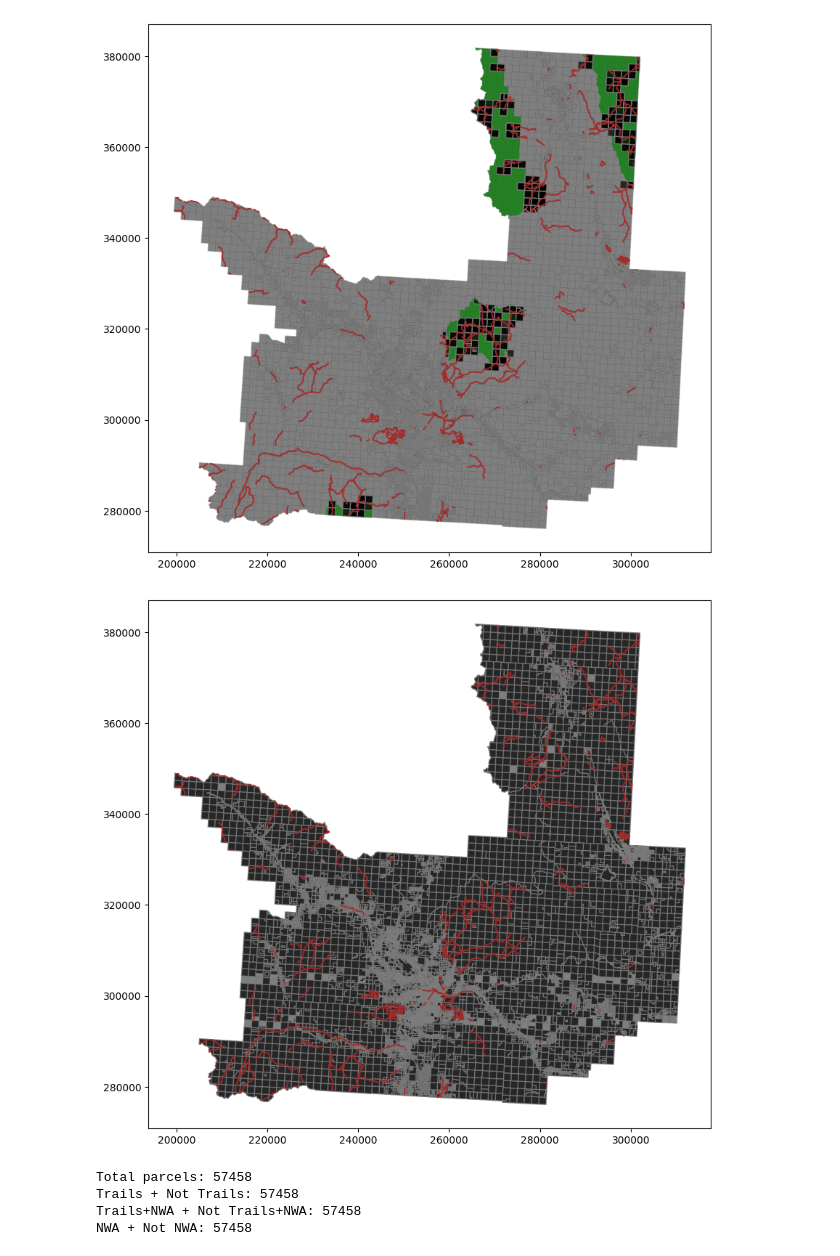
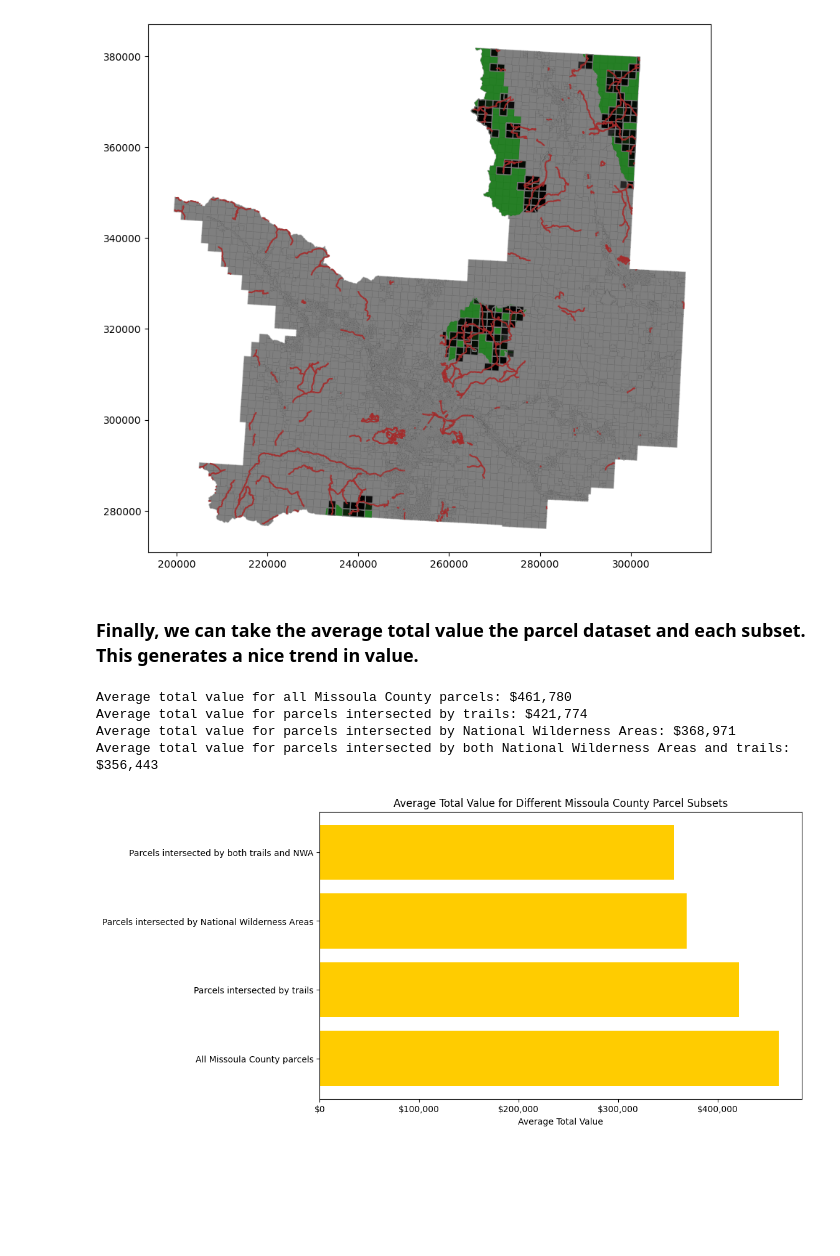
Before and after one commit to matthewcluck/missoula_hike, a Jupyter notebook: processing.ipynb, the cells around one changed output. Saved outputs shown, nothing was run; the diff lists cells and outputs as text; code cells hidden in the pictures; blank space fills up the shorter version.

```diff
--- a/processing.ipynb
+++ b/processing.ipynb
@@ -141,11 +145,0 @@ parcels_not_trails_nwa_gdf = parcels_gdf[~parcels_gdf.index.isin(parcels_trails_
-# %%
-# Plot subsetted trail/NWA parcels
-fig, ax = plt.subplots(figsize=(10, 10))
-
-parcels_gdf.plot(ax=ax, color='black', edgecolor='gray', alpha=0.5)
-trails_missoula_gdf.plot(ax=ax, color='brown', alpha=0.9)
-parcels_not_trails_gdf.plot(ax=ax, color='black', edgecolor='gray', alpha=0.7)
-
-plt.show()
-# %% [output]
-[figure, removed]
@@ -154,10 +146,42 @@ parcels_not_nwa_gdf.to_file("parcels_not_nwa_gdf.shp", driver="ESRI Shapefile")
-# %%
-print("Total parcels:", parcels_gdf.shape[0])
-print("Trails + Not Trails:", parcels_trails_gdf.shape[0] + parcels_not_trails_gdf.shape[0])
-print("Trails+NWA + Not Trails+NWA:", parcels_trails_nwa_gdf.shape[0] + parcels_not_trails_nwa_gdf.shape[0])
-print("NWA + Not NWA:", parcels_nwa_gdf.shape[0] + parcels_not_nwa_gdf.shape[0])
-# %% [output]
-Total parcels: 57458
-Trails + Not Trails: 57458
-Trails+NWA + Not Trails+NWA: 57458
-NWA + Not NWA: 57458
+# %% [markdown]
+### Finally, we can take the average total value the parcel dataset and each subset. This generates a nice trend in value.
+# %%
+# Calculate average of totalvalue for each gdf
+avg_parcels = parcels_gdf['totalvalue'].mean()
+avg_parcels_trails = parcels_trails_gdf['totalvalue__right'].mean()
+avg_parcels_nwa = parcels_nwa_gdf['totalvalue__right'].mean()
+avg_parcels_trails_nwa = parcels_trails_nwa_gdf['totalvalue__right'].mean()
+
+print(f"Average total value for all Missoula County parcels: ${avg_parcels:,.0f}")
+print(f"Average total value for parcels intersected by trails: ${avg_parcels_trails:,.0f}")
+print(f"Average total value for parcels intersected by National Wilderness Areas: ${avg_parcels_nwa:,.0f}")
+print(f"Average total value for parcels intersected by both National Wilderness Areas and trails: ${avg_parcels_trails_nwa:,.0f}")
+# %% [output]
+Average total value for all Missoula County parcels: $461,780
+Average total value for parcels intersected by trails: $421,774
+Average total value for parcels intersected by National Wilderness Areas: $368,971
+Average total value for parcels intersected by both National Wilderness Areas and trails: $356,443
+# %%
+# Plot averages to visualize
+categories = ['All Missoula County parcels',
+              'Parcels intersected by trails',
+              'Parcels intersected by National Wilderness Areas',
+              'Parcels intersected by both trails and NWA']
+values = [
+    avg_parcels,
+    avg_parcels_trails,
+    avg_parcels_nwa,
+    avg_parcels_trails_nwa
+]
+
+plt.figure(figsize=(10, 6))
+plt.barh(categories, values, color=(1, 0.8, 0))
+
+plt.xlabel('Average Total Value')
+plt.title('Average Total Value for Different Missoula County Parcel Subsets')
+
+plt.gca().xaxis.set_major_formatter(plt.FuncFormatter(lambda x, _: f'${x:,.0f}'))
+
+plt.show()
+# %% [output]
+[figure, added]
```
Also changed, not shown: parts of 7 cells of this notebook, 1 other file.
